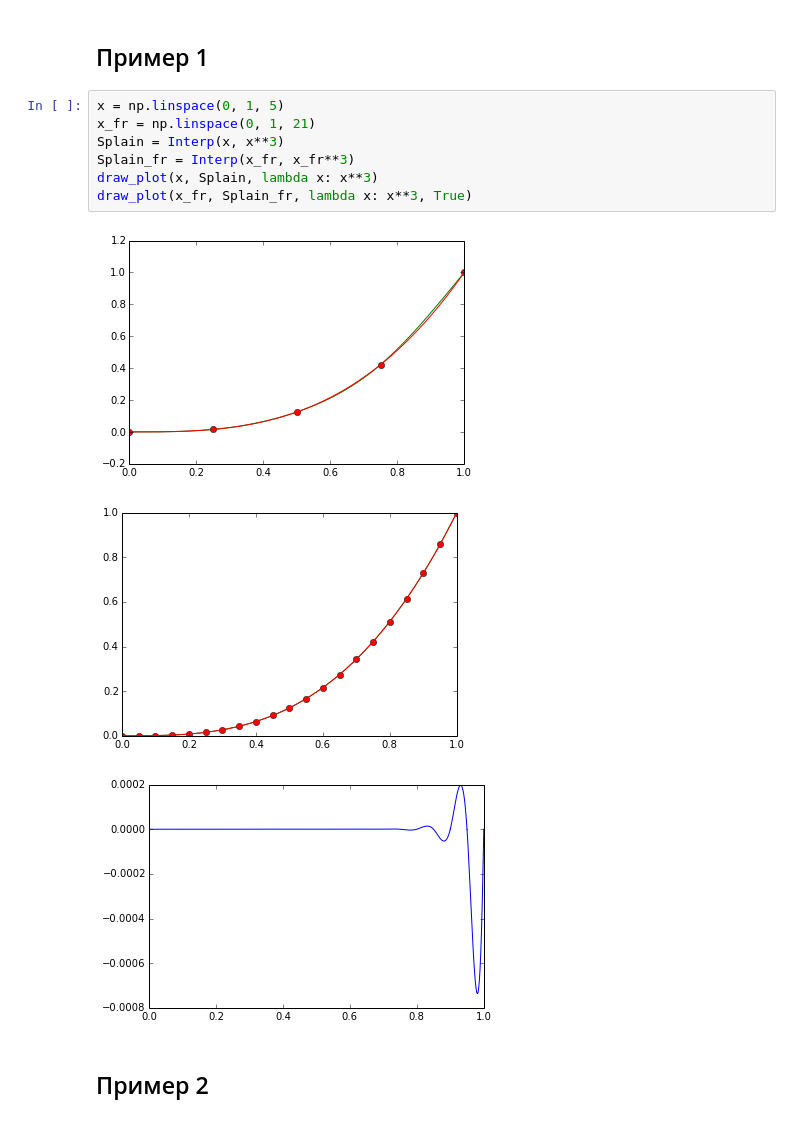
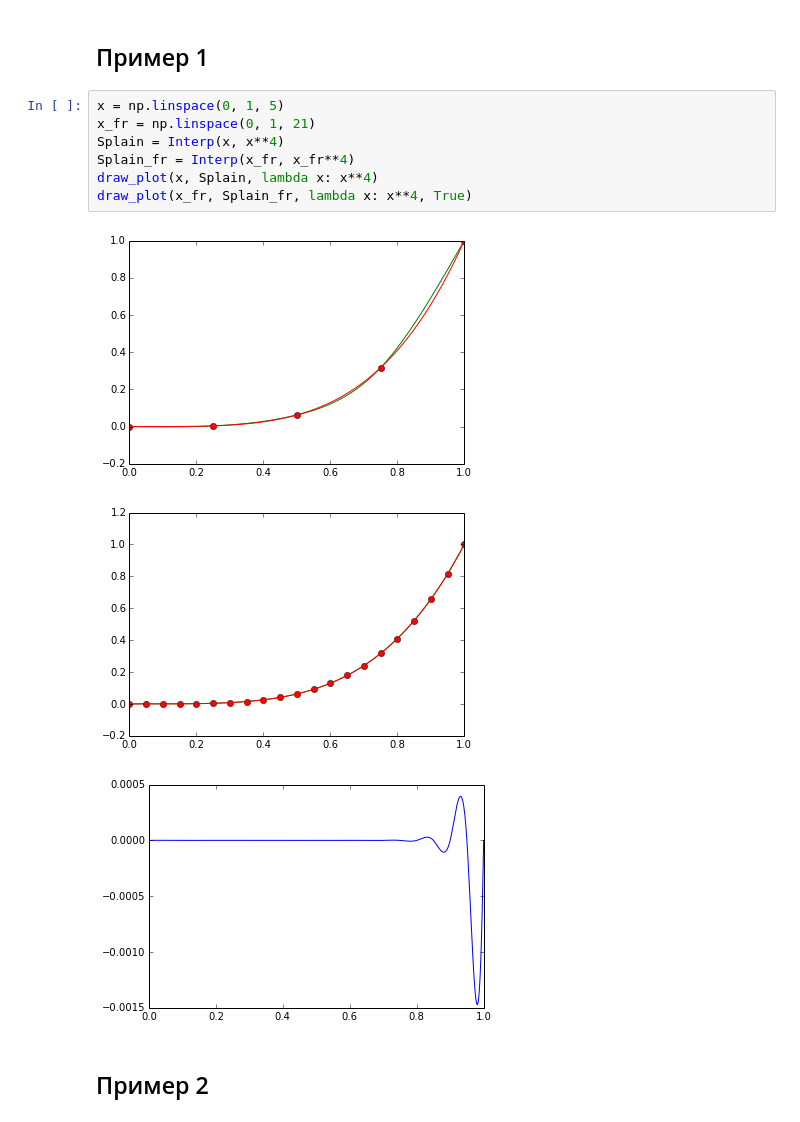
Before and after one commit to Fadeich/NumMethods, a Jupyter notebook: linsys.ipynb, the cells around one changed output. Saved outputs shown, nothing was run; the diff lists cells and outputs as text.

```diff
--- a/linsys.ipynb
+++ b/linsys.ipynb
@@ -190,14 +190,14 @@ def draw_plot(x, Splain, func, er = False):
 # %%
 x = np.linspace(0, 1, 5)
 x_fr = np.linspace(0, 1, 21)
-Splain = Interp(x, x**3)
-Splain_fr = Interp(x_fr, x_fr**3)
-draw_plot(x, Splain, lambda x: x**3)
-draw_plot(x_fr, Splain_fr, lambda x: x**3, True)
+Splain = Interp(x, x**4)
+Splain_fr = Interp(x_fr, x_fr**4)
+draw_plot(x, Splain, lambda x: x**4)
+draw_plot(x_fr, Splain_fr, lambda x: x**4, True)
 # %% [output]
-[figure, old version]
+[figure, new version]
-[figure, old version]
+[figure, new version]
-[figure, old version]
+[figure, new version]
 # %% [markdown]
 ## Пример 2
 # %%
```
Also changed, not shown: parts of 2 cells of this notebook.
